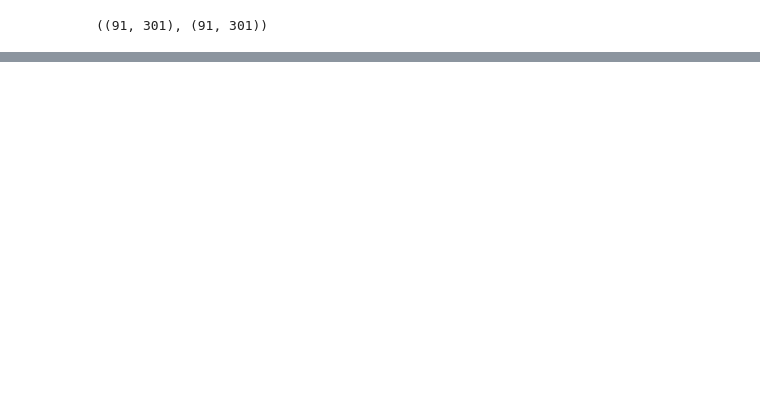
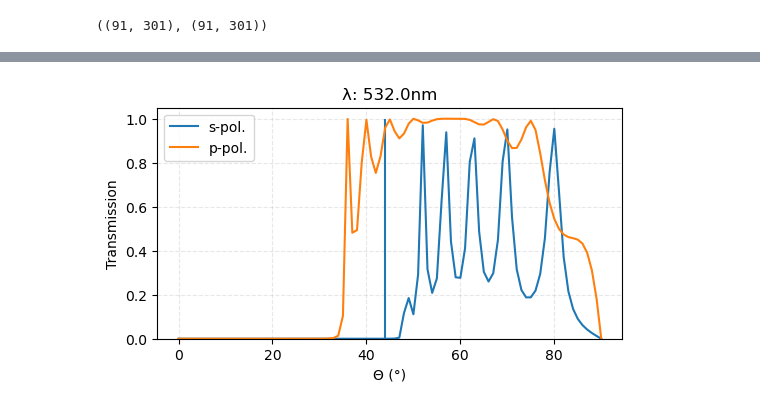
Before and after one commit to ErikBsly/Dielectric-Mirror, a Jupyter notebook: src/DielectricMirror.ipynb, the cells around one changed output, grey strips where cells are left out. Saved outputs shown, nothing was run; the diff lists cells and outputs as text; code cells hidden in the pictures; blank space fills up the shorter version.

```diff
--- a/src/DielectricMirror.ipynb
+++ b/src/DielectricMirror.ipynb
@@ -107,0 +218,15 @@ size(R_raw), size(R_s)
+# %%
+λ_idx = argmin(abs.(λ_ .- 532))
+plt.figure(figsize=(6, 3))
+plt.plot(θ_, T_s[:, λ_idx], label="s-pol.")
+plt.plot(θ_, T_p[:, λ_idx], label="p-pol.")
+plt.title(string("λ: ", λ_[λ_idx], "nm"))
+plt.xlabel("Θ (°)")
+plt.ylabel("Transmission")
+plt.grid(ls="--", alpha=0.3)
+plt.vlines(44, 0, 1)
+plt.ylim(bottom=0)
+plt.legend();
+#plt.savefig("tmp2.svg")
+# %% [output]
+[figure, added]
```
Also changed, not shown: parts of 16 cells of this notebook.
